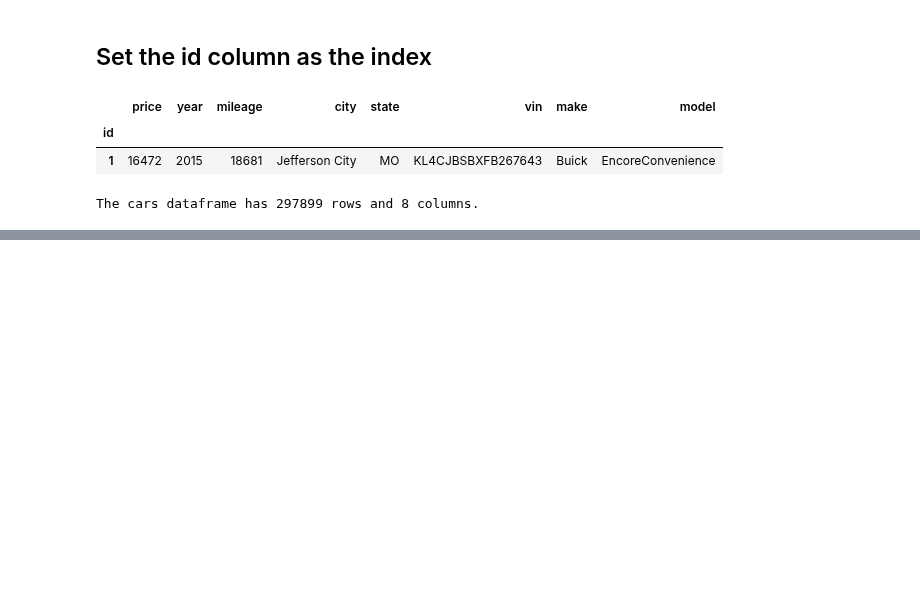
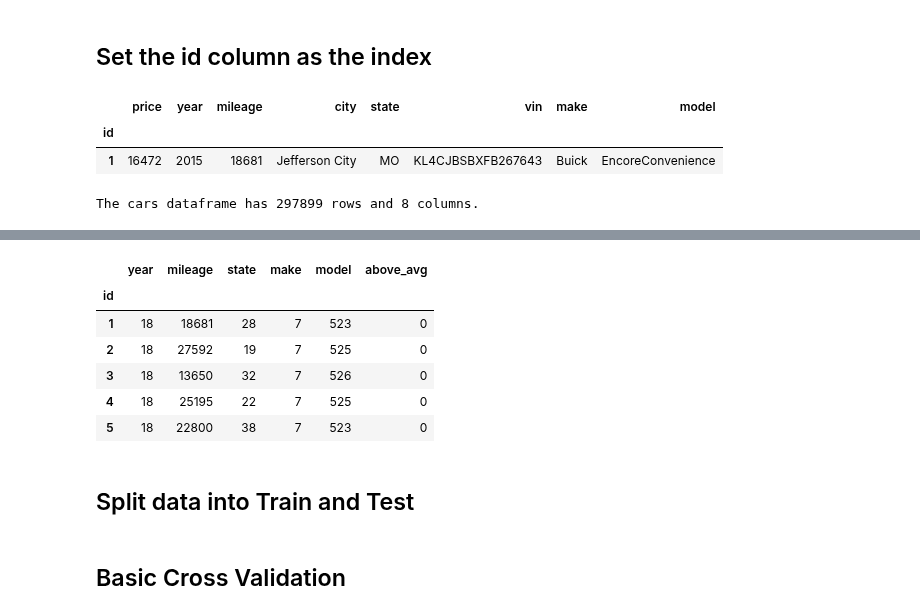
Before and after one commit to faithkane3/ds-methodologies-exercises, a Jupyter notebook: advanced_topics/cross_validation.ipynb, the cells around one changed output, grey strips where cells are left out. Saved outputs shown, nothing was run; the diff lists cells and outputs as text; code cells hidden in the pictures; blank space fills up the shorter version.

Commit message:
Commit updates to cross validation notebook

```diff
--- a/advanced_topics/cross_validation.ipynb
+++ b/advanced_topics/cross_validation.ipynb
@@ -199,0 +233,16 @@ The cars dataframe has 297899 rows and 8 columns.
+# %%
+for col in ['state', 'make', 'model', 'year']:
+    le = LabelEncoder().fit(cars[col])
+    cars[col] = le.transform(cars[col])
+# %%
+cars.head()
+# %% [output]
+|  | year | mileage | state | make | model | above_avg |
+| id |  |  |  |  |  |  |
+| 1 | 18 | 18681 | 28 | 7 | 523 | 0 |
+| 2 | 18 | 27592 | 19 | 7 | 525 | 0 |
+| 3 | 18 | 13650 | 32 | 7 | 526 | 0 |
+| 4 | 18 | 25195 | 22 | 7 | 525 | 0 |
+| 5 | 18 | 22800 | 38 | 7 | 523 | 0 |
+# %% [markdown]
+## Split data into Train and Test
@@ -199,0 +253,2 @@ The cars dataframe has 297899 rows and 8 columns.
+# %% [markdown]
+## Basic Cross Validation
```
Also changed, not shown: parts of 18 cells of this notebook.
